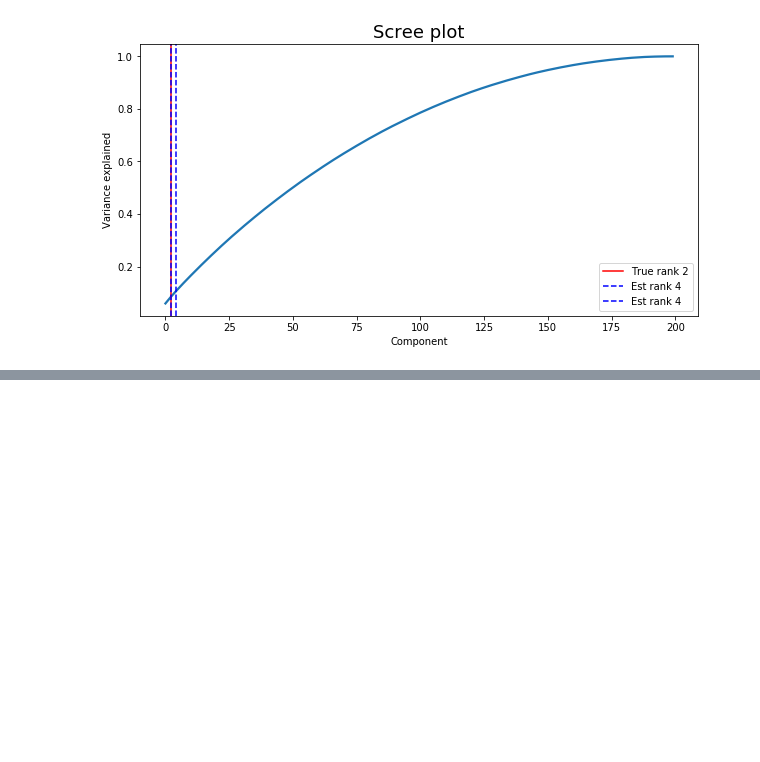
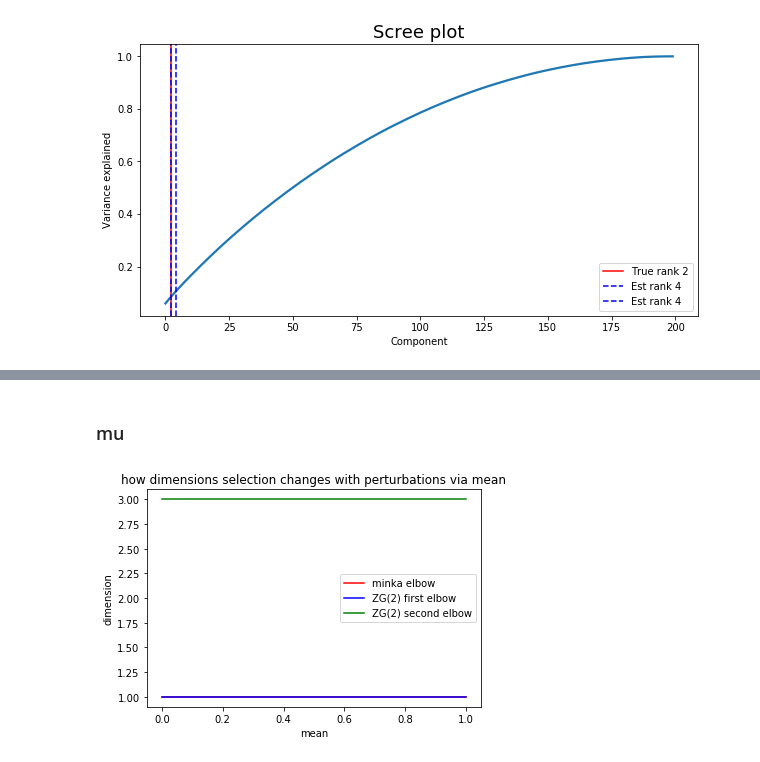
Before and after one commit to dfrancisco1998/ndd_stuff, a Jupyter notebook: sprint2/Sprint 2 basics.ipynb, the cells around one changed output, grey strips where cells are left out. Cells and saved outputs as stored; diff of their text form; code cells hidden in the pictures; blank space fills up the shorter version.

```diff
--- a/sprint2/Sprint 2 basics.ipynb
+++ b/sprint2/Sprint 2 basics.ipynb
@@ -90,0 +157,26 @@ D = scipy.sparse.linalg.svds(A=X, k=X.shape[0] - 1, return_singular_vectors=Fals
+# %% [markdown]
+### mu
+# %%
+import matplotlib.pyplot as plt
+
+m_est = []
+zg_est = []
+for i in range(mus.shape[0]):
+    perturbed = perturb(corrupted_basis, mus[i], 0)
+    zg_est.append(select_dimension(perturbed)[0])
+    m_est.append(minka(perturbed))
+
+zg_est = np.asarray(zg_est)
+m_est = np.asarray(m_est)
+
+
+fig, ax = plt.subplots()
+ax.plot(stds, m_est,c = 'red', label = 'minka elbow')
+ax.plot(stds, zg_est[:, 0],c = 'blue', label = 'ZG(2) first elbow')
+ax.plot(stds, zg_est[:, 1],c = 'green', label = 'ZG(2) second elbow')
+ax.legend()
+plt.title("how dimensions selection changes with perturbations via mean")
+ax.set(xlabel = "mean", ylabel="dimension")
+plt.show()
+# %% [output]
+[figure, added]
```
Also changed, not shown: parts of 23 cells of this notebook.
